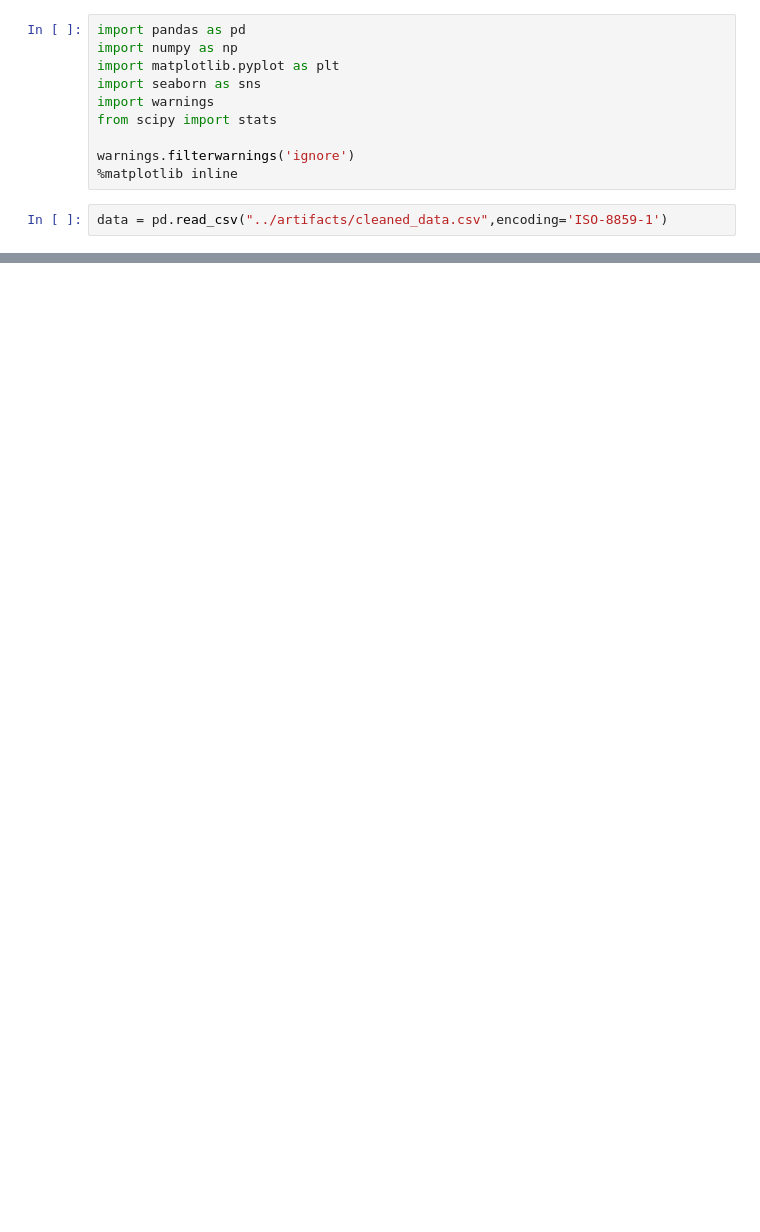
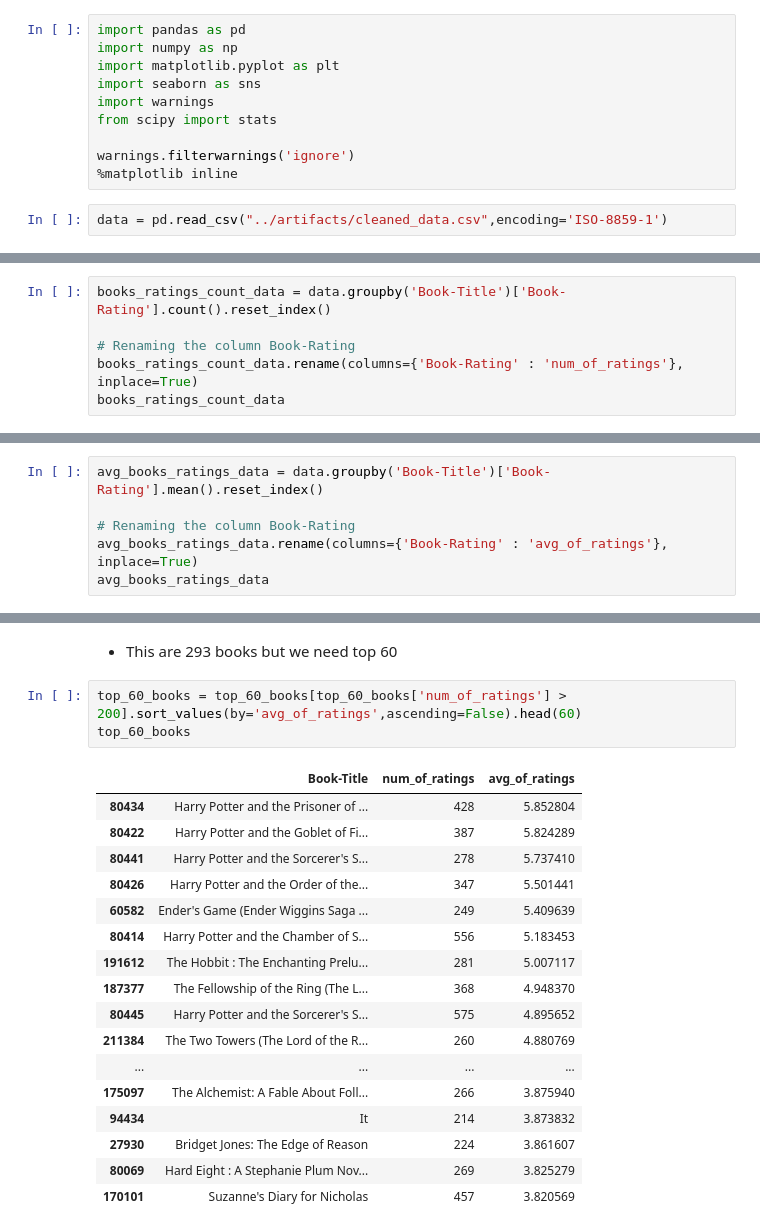
Before and after one commit to Ayush-dhabale/Books-Recommendation-System-, a Jupyter notebook: notebooks/popularbook.ipynb, the cells around one changed output, grey strips where cells are left out. Saved outputs shown, nothing was run; the diff lists cells and outputs as text; blank space fills up the shorter version.

```diff
--- a/notebooks/popularbook.ipynb
+++ b/notebooks/popularbook.ipynb
@@ -23,0 +31,6 @@ data.head()
+# %%
+books_ratings_count_data = data.groupby('Book-Title')['Book-Rating'].count().reset_index()
+
+# Renaming the column Book-Rating
+books_ratings_count_data.rename(columns={'Book-Rating' : 'num_of_ratings'}, inplace=True)
+books_ratings_count_data
@@ -23,0 +53,6 @@ data.head()
+# %%
+avg_books_ratings_data = data.groupby('Book-Title')['Book-Rating'].mean().reset_index()
+
+# Renaming the column Book-Rating
+avg_books_ratings_data.rename(columns={'Book-Rating' : 'avg_of_ratings'}, inplace=True)
+avg_books_ratings_data
@@ -23,0 +128,23 @@ data.head()
+# %% [markdown]
+- This are 293 books but we need top 60
+# %%
+top_60_books = top_60_books[top_60_books['num_of_ratings'] > 200].sort_values(by='avg_of_ratings',ascending=False).head(60)
+top_60_books
+# %% [output]
+|  | Book-Title | num_of_ratings | avg_of_ratings |
+| 80434 | Harry Potter and the Prisoner of ... | 428 | 5.852804 |
+| 80422 | Harry Potter and the Goblet of Fi... | 387 | 5.824289 |
+| 80441 | Harry Potter and the Sorcerer's S... | 278 | 5.737410 |
+| 80426 | Harry Potter and the Order of the... | 347 | 5.501441 |
+| 60582 | Ender's Game (Ender Wiggins Saga ... | 249 | 5.409639 |
+| 80414 | Harry Potter and the Chamber of S... | 556 | 5.183453 |
+| 191612 | The Hobbit : The Enchanting Prelu... | 281 | 5.007117 |
+| 187377 | The Fellowship of the Ring (The L... | 368 | 4.948370 |
+| 80445 | Harry Potter and the Sorcerer's S... | 575 | 4.895652 |
+| 211384 | The Two Towers (The Lord of the R... | 260 | 4.880769 |
+| ... | ... | ... | ... |
+| 175097 | The Alchemist: A Fable About Foll... | 266 | 3.875940 |
+| 94434 | It | 214 | 3.873832 |
+| 27930 | Bridget Jones: The Edge of Reason | 224 | 3.861607 |
+| 80069 | Hard Eight : A Stephanie Plum Nov... | 269 | 3.825279 |
+| 170101 | Suzanne's Diary for Nicholas | 457 | 3.820569 |
```
Also changed, not shown: parts of 16 cells of this notebook, 2 other files.
